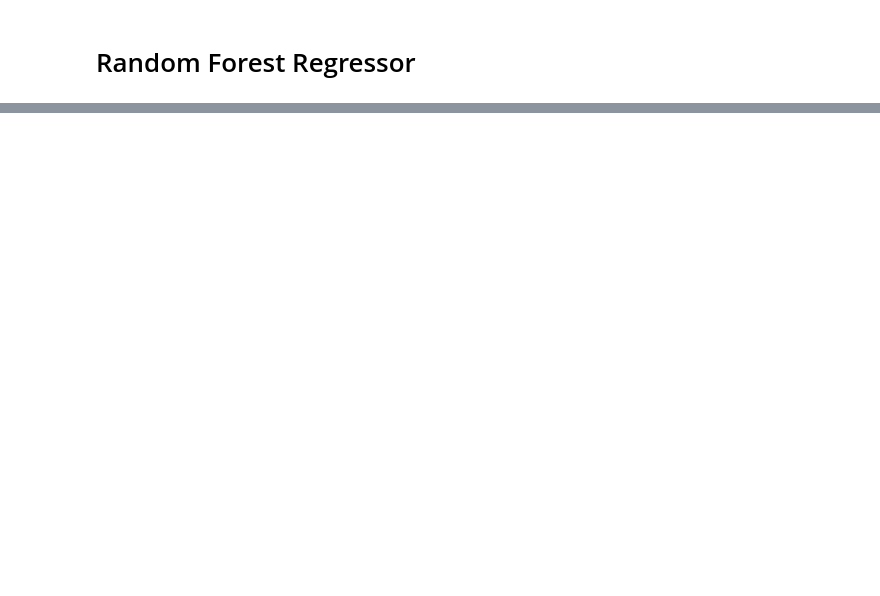
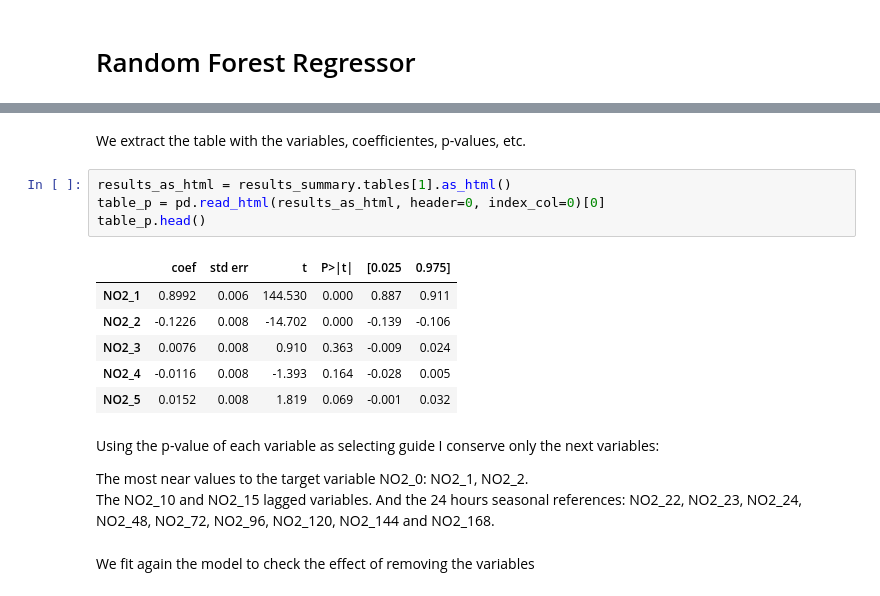
Before and after one commit to sergioberdiales/TFM_KSchool_Gijon_Air_Pollution, a Jupyter notebook: 21_Prediction_Models_ML_0_AR.ipynb, the cells around one changed output, grey strips where cells are left out. Cells and saved outputs as stored; diff of their text form; blank space fills up the shorter version.

```diff
--- a/21_Prediction_Models_ML_0_AR.ipynb
+++ b/21_Prediction_Models_ML_0_AR.ipynb
@@ -729,0 +1425,21 @@ plot(y_pred)
+# %% [markdown]
+We extract the table with the variables, coefficientes, p-values, etc.
+# %%
+results_as_html = results_summary.tables[1].as_html()
+table_p = pd.read_html(results_as_html, header=0, index_col=0)[0]
+table_p.head()
+# %% [output]
+|  | coef | std err | t | P>|t| | [0.025 | 0.975] |
+| NO2_1 | 0.8992 | 0.006 | 144.530 | 0.000 | 0.887 | 0.911 |
+| NO2_2 | -0.1226 | 0.008 | -14.702 | 0.000 | -0.139 | -0.106 |
+| NO2_3 | 0.0076 | 0.008 | 0.910 | 0.363 | -0.009 | 0.024 |
+| NO2_4 | -0.0116 | 0.008 | -1.393 | 0.164 | -0.028 | 0.005 |
+| NO2_5 | 0.0152 | 0.008 | 1.819 | 0.069 | -0.001 | 0.032 |
+# %% [markdown]
+Using the p-value of each variable as selecting guide I conserve only the next variables:
+
+The most near values to the target variable NO2_0: NO2_1, NO2_2.
+The NO2_10 and NO2_15 lagged variables.
+And the 24 hours seasonal references: NO2_22, NO2_23, NO2_24, NO2_48, NO2_72, NO2_96, NO2_120, NO2_144 and NO2_168.
+# %% [markdown]
+We fit again the model to check the effect of removing the variables
```
Also changed, not shown: parts of 130 cells of this notebook.
